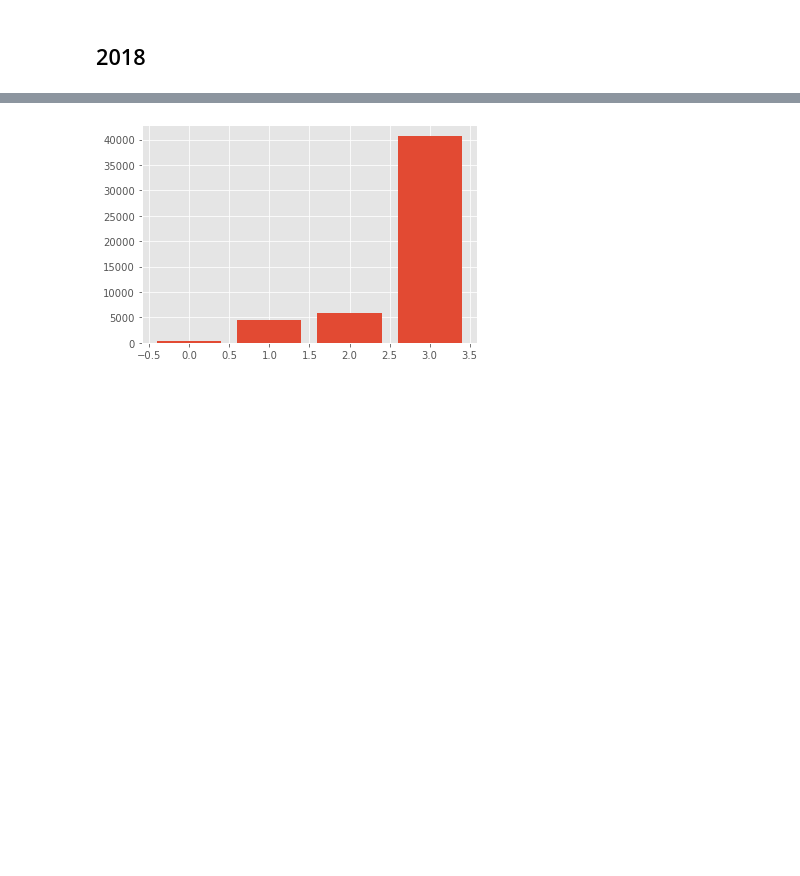
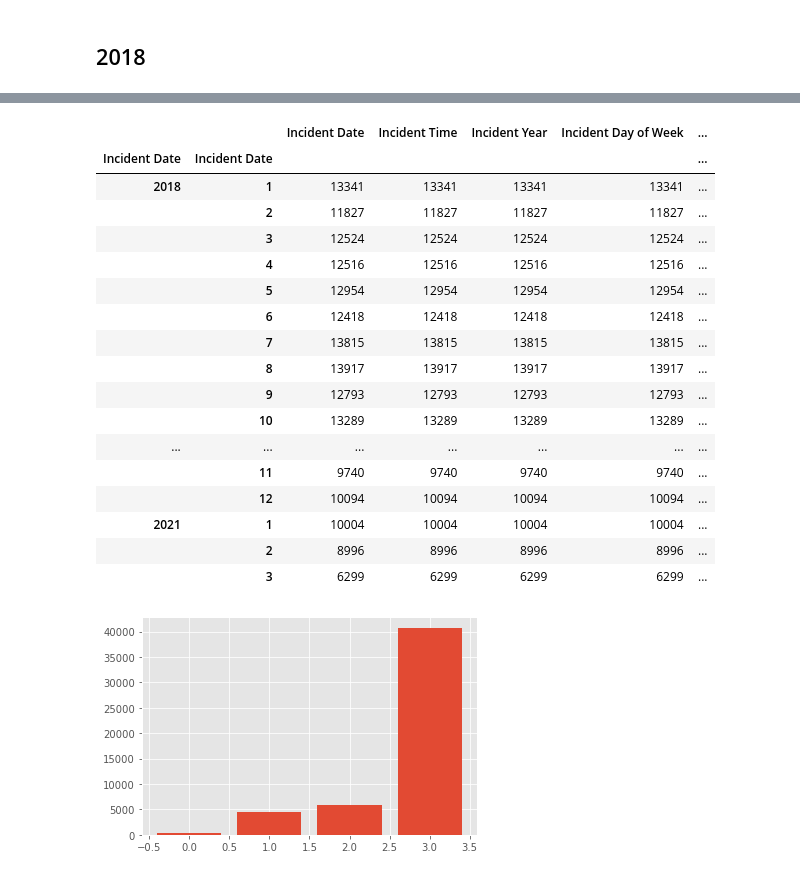
Before and after one commit to baharbiazar/San_Francisco_crime_EDA, a Jupyter notebook: cap1_draft.ipynb, the cells around one changed output, grey strips where cells are left out. Drawn from its saved outputs; the diff is of its cells as text; code cells hidden in the pictures; blank space fills up the shorter version.

```diff
--- a/cap1_draft.ipynb
+++ b/cap1_draft.ipynb
@@ -217,6 +212,29 @@ crime_per_month_18
 | 10 | 13289 | 13289 | 13289 | 13289 | 13289 | 13289 | ... |
 | 11 | 12063 | 12063 | 12063 | 12063 | 12063 | 12063 | ... |
 | 12 | 12417 | 12417 | 12417 | 12417 | 12417 | 12417 | ... |
+# %%
+new= extract_df.groupby([extract_df['Incident Date'].dt.year, extract_df['Incident Date'].dt.month]).count()
+# %%
+new
+# %% [output]
+|  |  | Incident Date | Incident Time | Incident Year | Incident Day of Week | ... |
+| Incident Date | Incident Date |  |  |  |  | ... |
+| 2018 | 1 | 13341 | 13341 | 13341 | 13341 | ... |
+|  | 2 | 11827 | 11827 | 11827 | 11827 | ... |
+|  | 3 | 12524 | 12524 | 12524 | 12524 | ... |
+|  | 4 | 12516 | 12516 | 12516 | 12516 | ... |
+|  | 5 | 12954 | 12954 | 12954 | 12954 | ... |
+|  | 6 | 12418 | 12418 | 12418 | 12418 | ... |
+|  | 7 | 13815 | 13815 | 13815 | 13815 | ... |
+|  | 8 | 13917 | 13917 | 13917 | 13917 | ... |
+|  | 9 | 12793 | 12793 | 12793 | 12793 | ... |
+|  | 10 | 13289 | 13289 | 13289 | 13289 | ... |
+| ... | ... | ... | ... | ... | ... | ... |
+|  | 11 | 9740 | 9740 | 9740 | 9740 | ... |
+|  | 12 | 10094 | 10094 | 10094 | 10094 | ... |
+| 2021 | 1 | 10004 | 10004 | 10004 | 10004 | ... |
+|  | 2 | 8996 | 8996 | 8996 | 8996 | ... |
+|  | 3 | 6299 | 6299 | 6299 | 6299 | ... |
 # %%
 crime_past_ma18 = crime_2018[crime_2018['Incident Date'].dt.month > 2]
 # %%
```
Also changed, not shown: parts of 13 cells of this notebook, 8 other files.
